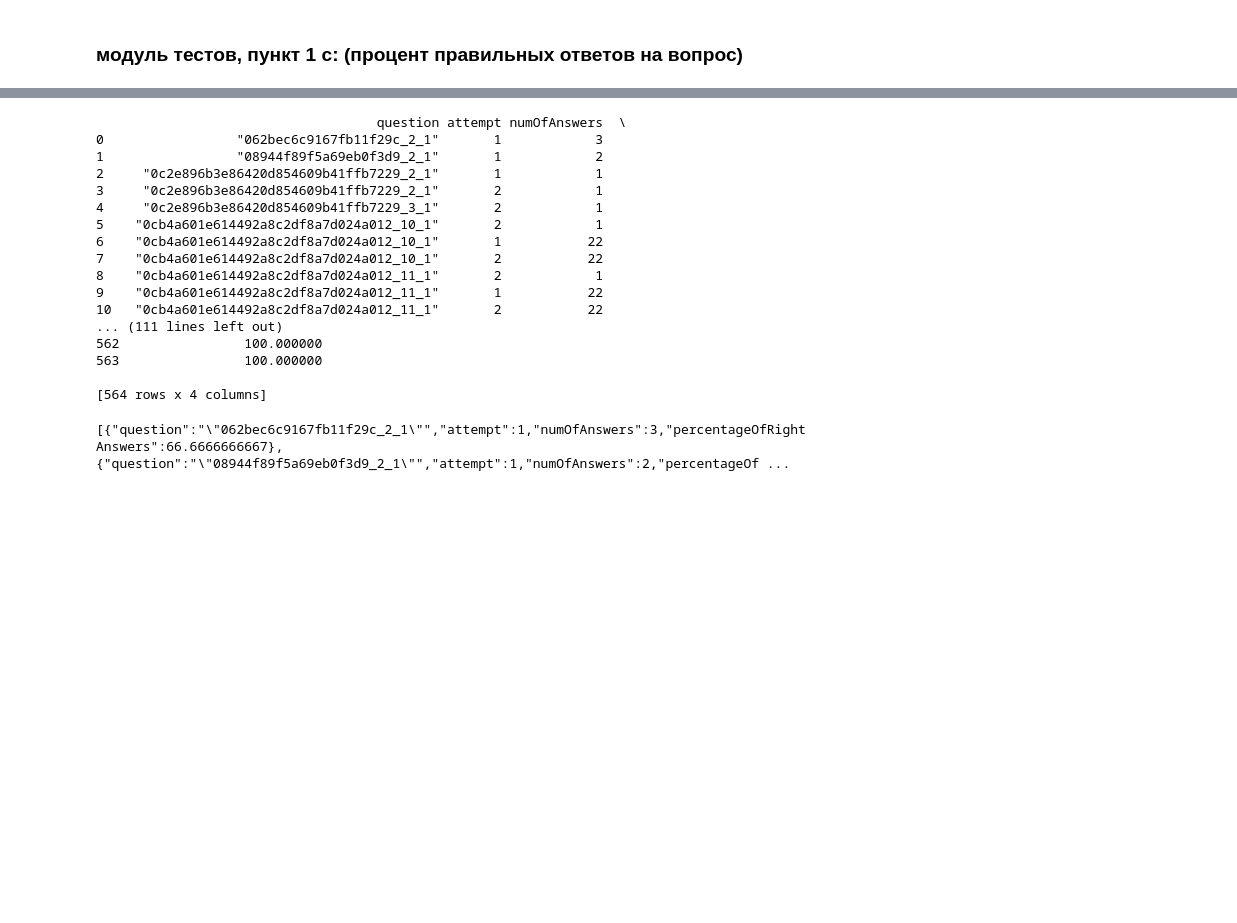
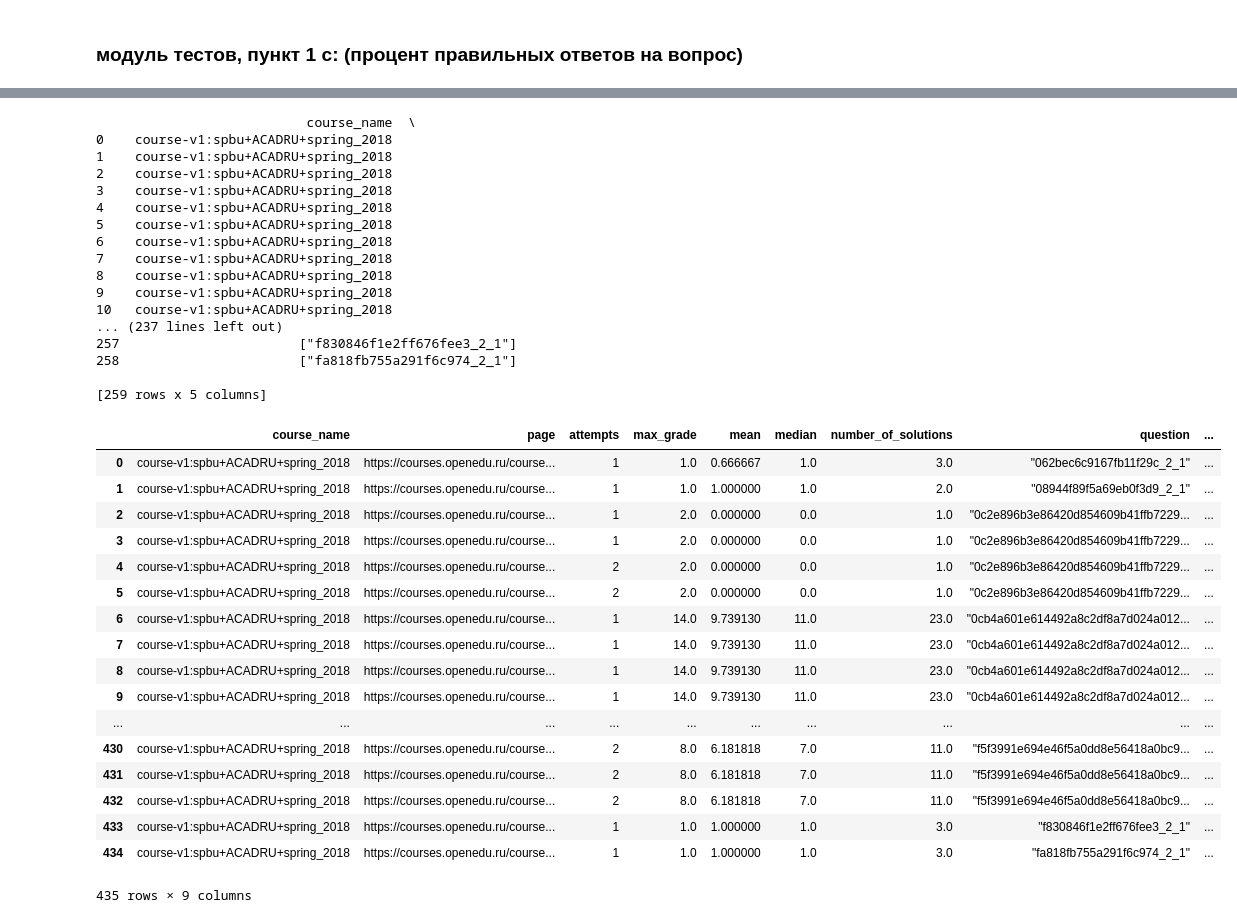
Before and after one commit to SPbSUPractiseTeam/Data_Analysis, a Jupyter notebook: tests_statistics.ipynb, the cells around one changed output, grey strips where cells are left out. Saved outputs shown, nothing was run; the diff lists cells and outputs as text; code cells hidden in the pictures; blank space fills up the shorter version.

```diff
--- a/tests_statistics.ipynb
+++ b/tests_statistics.ipynb
@@ -144,0 +63,6 @@ for row in listForQuestions.itertuples():
+# %%
+perc=listForQuestions.groupby(['course_name','page', 'attempts','question'])['result'].agg([np.sum , np.size])
+# %%
+perc=100*perc['sum']/perc['size']
+# %%
+perc=perc.reset_index()
@@ -144,0 +73,3 @@ for row in listForQuestions.itertuples():
+# %%
+perc = perc.rename(columns={0: 'percentage_of_right_answers'})
+avg = avg.rename(columns={'size': 'number_of_solutions'})
@@ -145,20 +78,20 @@ for row in listForQuestions.itertuples():
 # %%
-print(percentage)
+print(res)
 # %% [output]
-                                    question attempt numOfAnswers  \
-0                 "062bec6c9167fb11f29c_2_1"       1            3
-1                 "08944f89f5a69eb0f3d9_2_1"       1            2
-2     "0c2e896b3e86420d854609b41ffb7229_2_1"       1            1
-3     "0c2e896b3e86420d854609b41ffb7229_2_1"       2            1
-4     "0c2e896b3e86420d854609b41ffb7229_3_1"       2            1
-5    "0cb4a601e614492a8c2df8a7d024a012_10_1"       2            1
-6    "0cb4a601e614492a8c2df8a7d024a012_10_1"       1           22
-7    "0cb4a601e614492a8c2df8a7d024a012_10_1"       2           22
-8    "0cb4a601e614492a8c2df8a7d024a012_11_1"       2            1
-9    "0cb4a601e614492a8c2df8a7d024a012_11_1"       1           22
-10   "0cb4a601e614492a8c2df8a7d024a012_11_1"       2           22
-... (111 lines left out)
-562                100.000000
-563                100.000000
+                           course_name  \
+0    course-v1:spbu+ACADRU+spring_2018
+1    course-v1:spbu+ACADRU+spring_2018
+2    course-v1:spbu+ACADRU+spring_2018
+3    course-v1:spbu+ACADRU+spring_2018
+4    course-v1:spbu+ACADRU+spring_2018
+5    course-v1:spbu+ACADRU+spring_2018
+6    course-v1:spbu+ACADRU+spring_2018
+7    course-v1:spbu+ACADRU+spring_2018
+8    course-v1:spbu+ACADRU+spring_2018
+9    course-v1:spbu+ACADRU+spring_2018
+10   course-v1:spbu+ACADRU+spring_2018
+... (237 lines left out)
+257                       ["f830846f1e2ff676fee3_2_1"]
+258                       ["fa818fb755a291f6c974_2_1"]
 
-[564 rows x 4 columns]
+[259 rows x 5 columns]
@@ -167,4 +98,21 @@ percentage=percentage.to_json(orient='records')
-# %%
-print(percentage)
-# %% [output]
-[{"question":"\"062bec6c9167fb11f29c_2_1\"","attempt":1,"numOfAnswers":3,"percentageOfRightAnswers":66.6666666667},{"question":"\"08944f89f5a69eb0f3d9_2_1\"","attempt":1,"numOfAnswers":2,"percentageOf ...
+# %%
+pd.merge(avg, perc, on=['course_name','page','attempts'], how='outer')
+# %% [output]
+|  | course_name | page | attempts | max_grade | mean | median | number_of_solutions | question | ... |
+| 0 | course-v1:spbu+ACADRU+spring_2018 | https://courses.openedu.ru/course... | 1 | 1.0 | 0.666667 | 1.0 | 3.0 | "062bec6c9167fb11f29c_2_1" | ... |
+| 1 | course-v1:spbu+ACADRU+spring_2018 | https://courses.openedu.ru/course... | 1 | 1.0 | 1.000000 | 1.0 | 2.0 | "08944f89f5a69eb0f3d9_2_1" | ... |
+| 2 | course-v1:spbu+ACADRU+spring_2018 | https://courses.openedu.ru/course... | 1 | 2.0 | 0.000000 | 0.0 | 1.0 | "0c2e896b3e86420d854609b41ffb7229... | ... |
+| 3 | course-v1:spbu+ACADRU+spring_2018 | https://courses.openedu.ru/course... | 1 | 2.0 | 0.000000 | 0.0 | 1.0 | "0c2e896b3e86420d854609b41ffb7229... | ... |
+| 4 | course-v1:spbu+ACADRU+spring_2018 | https://courses.openedu.ru/course... | 2 | 2.0 | 0.000000 | 0.0 | 1.0 | "0c2e896b3e86420d854609b41ffb7229... | ... |
+| 5 | course-v1:spbu+ACADRU+spring_2018 | https://courses.openedu.ru/course... | 2 | 2.0 | 0.000000 | 0.0 | 1.0 | "0c2e896b3e86420d854609b41ffb7229... | ... |
+| 6 | course-v1:spbu+ACADRU+spring_2018 | https://courses.openedu.ru/course... | 1 | 14.0 | 9.739130 | 11.0 | 23.0 | "0cb4a601e614492a8c2df8a7d024a012... | ... |
+| 7 | course-v1:spbu+ACADRU+spring_2018 | https://courses.openedu.ru/course... | 1 | 14.0 | 9.739130 | 11.0 | 23.0 | "0cb4a601e614492a8c2df8a7d024a012... | ... |
+| 8 | course-v1:spbu+ACADRU+spring_2018 | https://courses.openedu.ru/course... | 1 | 14.0 | 9.739130 | 11.0 | 23.0 | "0cb4a601e614492a8c2df8a7d024a012... | ... |
+| 9 | course-v1:spbu+ACADRU+spring_2018 | https://courses.openedu.ru/course... | 1 | 14.0 | 9.739130 | 11.0 | 23.0 | "0cb4a601e614492a8c2df8a7d024a012... | ... |
+| ... | ... | ... | ... | ... | ... | ... | ... | ... | ... |
+| 430 | course-v1:spbu+ACADRU+spring_2018 | https://courses.openedu.ru/course... | 2 | 8.0 | 6.181818 | 7.0 | 11.0 | "f5f3991e694e46f5a0dd8e56418a0bc9... | ... |
+| 431 | course-v1:spbu+ACADRU+spring_2018 | https://courses.openedu.ru/course... | 2 | 8.0 | 6.181818 | 7.0 | 11.0 | "f5f3991e694e46f5a0dd8e56418a0bc9... | ... |
+| 432 | course-v1:spbu+ACADRU+spring_2018 | https://courses.openedu.ru/course... | 2 | 8.0 | 6.181818 | 7.0 | 11.0 | "f5f3991e694e46f5a0dd8e56418a0bc9... | ... |
+| 433 | course-v1:spbu+ACADRU+spring_2018 | https://courses.openedu.ru/course... | 1 | 1.0 | 1.000000 | 1.0 | 3.0 | "f830846f1e2ff676fee3_2_1" | ... |
+| 434 | course-v1:spbu+ACADRU+spring_2018 | https://courses.openedu.ru/course... | 1 | 1.0 | 1.000000 | 1.0 | 3.0 | "fa818fb755a291f6c974_2_1" | ... |
+435 rows × 9 columns
```
Also changed, not shown: parts of 17 cells of this notebook.
